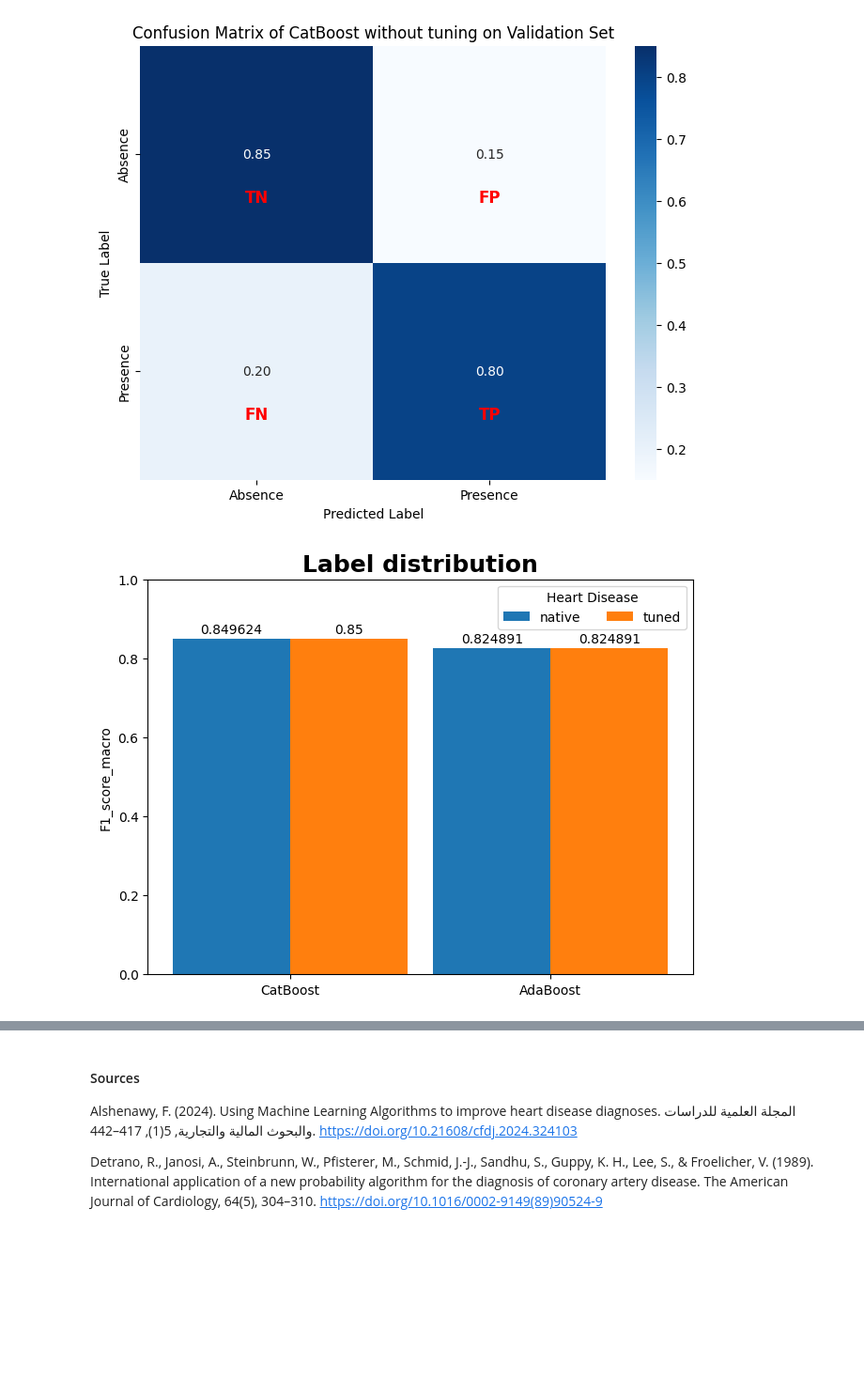
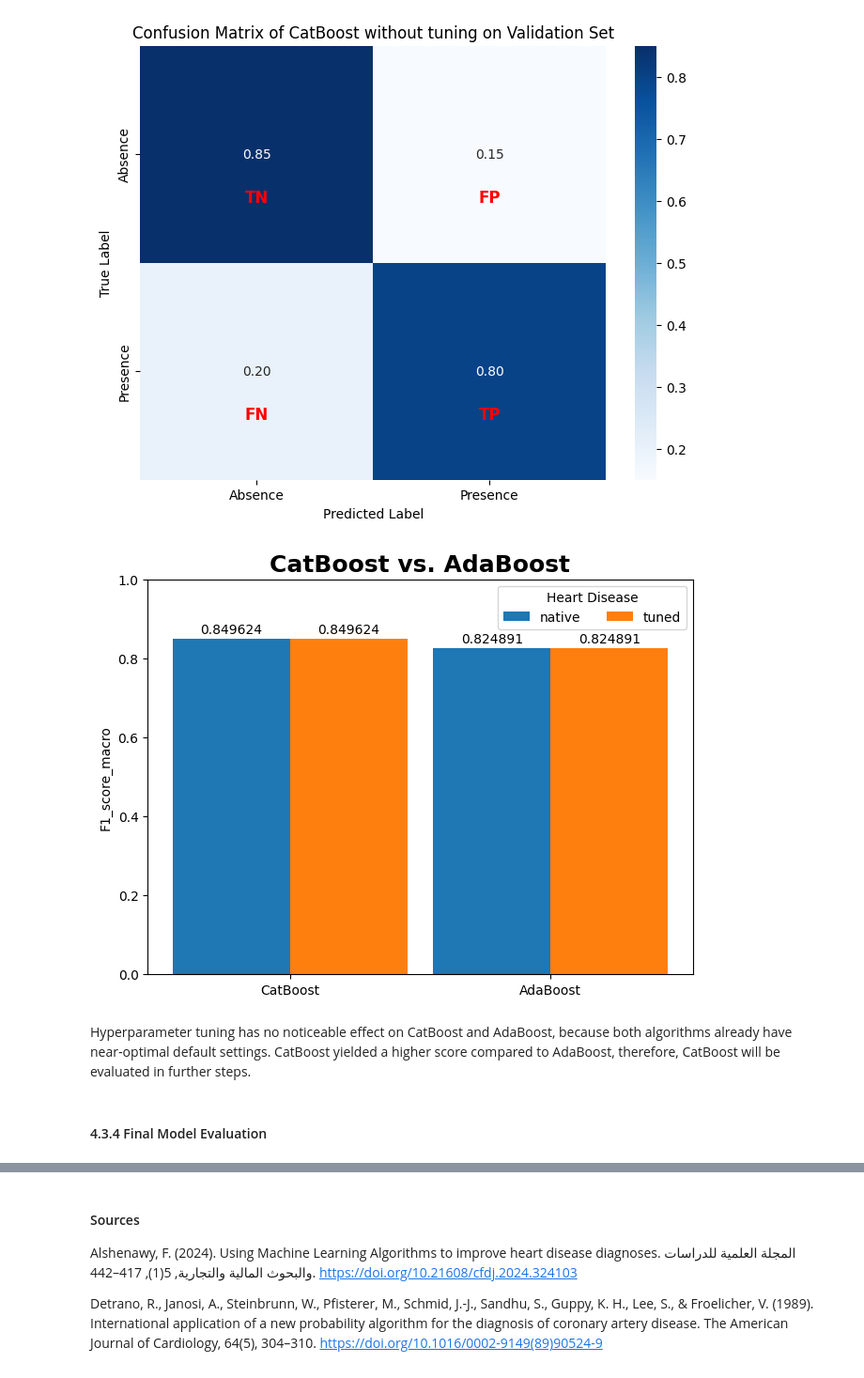
Before and after one commit to micheleishere/CO2, a Jupyter notebook: Project_CO2_main.ipynb, the cells around one changed output, grey strips where cells are left out. Shown at 94% size. Drawn from its saved outputs; the diff is of its cells as text; code cells hidden in the pictures; blank space fills up the shorter version.

```diff
--- a/Project_CO2_main.ipynb
+++ b/Project_CO2_main.ipynb
@@ -696,3 +689,10 @@ param_grid = {
+# %%
+param_grid = {
+    'depth': range(2,7,2),
+    'learning_rate': np.linspace(0.1,0.6,3),
+    'iterations': range(20,61,10),
+    'l2_leaf_reg': range(10,40,10),
+}
 # %%
 # GridSearch due to better result than RandomSearch
 
@@ -743,6 +754,7 @@ plt.show()
 # %% [markdown]
 AdaBoost
 # %%
+ada = AdaBoostClassifier()
 ada.fit(train_X,train_y)
 # %% [output]
 AdaBoostClassifier()
@@ -781,3 +787,8 @@ param_grid = {
+# %%
+# inspired by the lession
+param_grid = {
+    'learning_rate': np.linspace(0.1,2,10)
+}
 # %%
 grid_search = GridSearchCV(ada, param_grid, n_jobs = -1, cv = 3, verbose = 1)
 ada_grid_search = grid_search.fit(train_X, train_y)
@@ -789,7 +800,6 @@ Fitting 3 folds for each of 16 candidates, totalling 48 fits
 0.8465608465608465
 # %%
 ada_tuned = AdaBoostClassifier(
-    learning_rate= ada_grid_search.best_params_["learning_rate"],
-    n_estimators = ada_grid_search.best_params_["n_estimators"])
+    learning_rate= ada_grid_search.best_params_["learning_rate"])
 ada_tuned.fit(train_X,train_y)
 # %% [output]
@@ -824,29 +833,29 @@ plt.show()
 # %%
 # preparation
 distribution = {"native":(class_cat_native["macro avg"]["f1-score"],class_ada_nativ["macro avg"]["f1-score"]),
 "tuned": (class_cat_tuned["macro avg"]["f1-score"], class_ada_tuned["macro avg"]["f1-score"])}
 
 label = ("CatBoost","AdaBoost")
 
 x = np.arange(len(label))  # the label locations
 width = 0.45  # the width of the bars
 multiplier = 0.5
 
 fig, ax = plt.subplots(layout='constrained')
 
 for attribute, measurement in distribution.items():
     offset = width * multiplier
     rects = ax.bar(x + offset, measurement, width, label = attribute)
     ax.bar_label(rects, padding=2)
     multiplier += 1
 
 # Add some text for labels, title and custom x-axis tick labels, etc.
 ax.set_ylabel('F1_score_macro')
-ax.set_title('Label distribution', weight = "bold" , size = 18)
+ax.set_title('CatBoost vs. AdaBoost', weight = "bold" , size = 18)
 ax.set_xticks(x + width, label)
 ax.legend(loc='upper right', ncols=2, title = "Heart Disease")
 ax.set_ylim(0, 1)
 
 plt.show()
 # %% [output]
-[figure, old version]
+[figure, new version]
@@ -854,0 +862,4 @@ plt.show()
+# %% [markdown]
+Hyperparameter tuning has no noticeable effect on CatBoost and AdaBoost, because both algorithms already have near‑optimal default settings. CatBoost yielded a higher score compared to AdaBoost, therefore, CatBoost will be evaluated in further steps.
+# %% [markdown]
+#### 4.3.4 Final Model Evaluation
```
Also changed, not shown: parts of 29 cells of this notebook, 12 other files.
